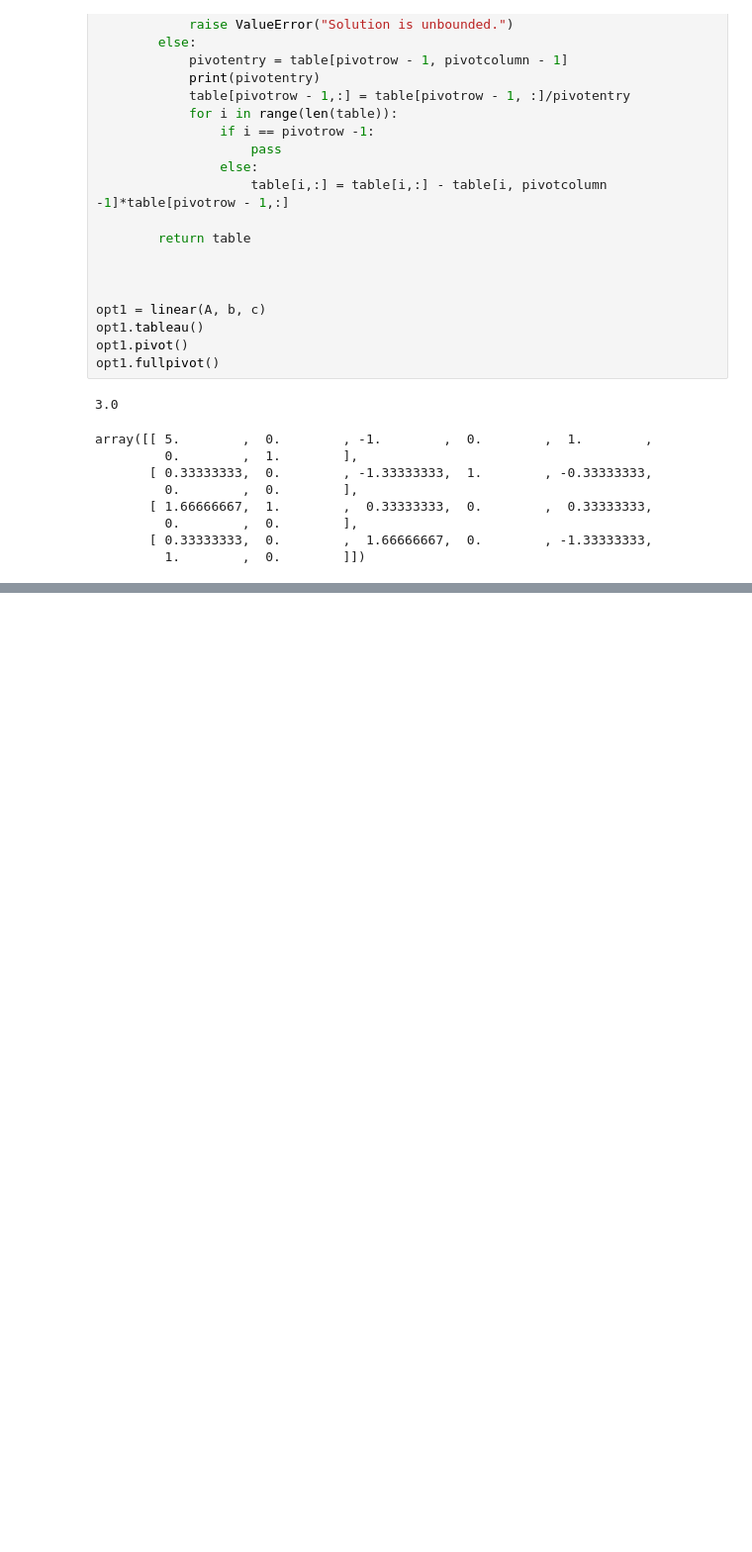
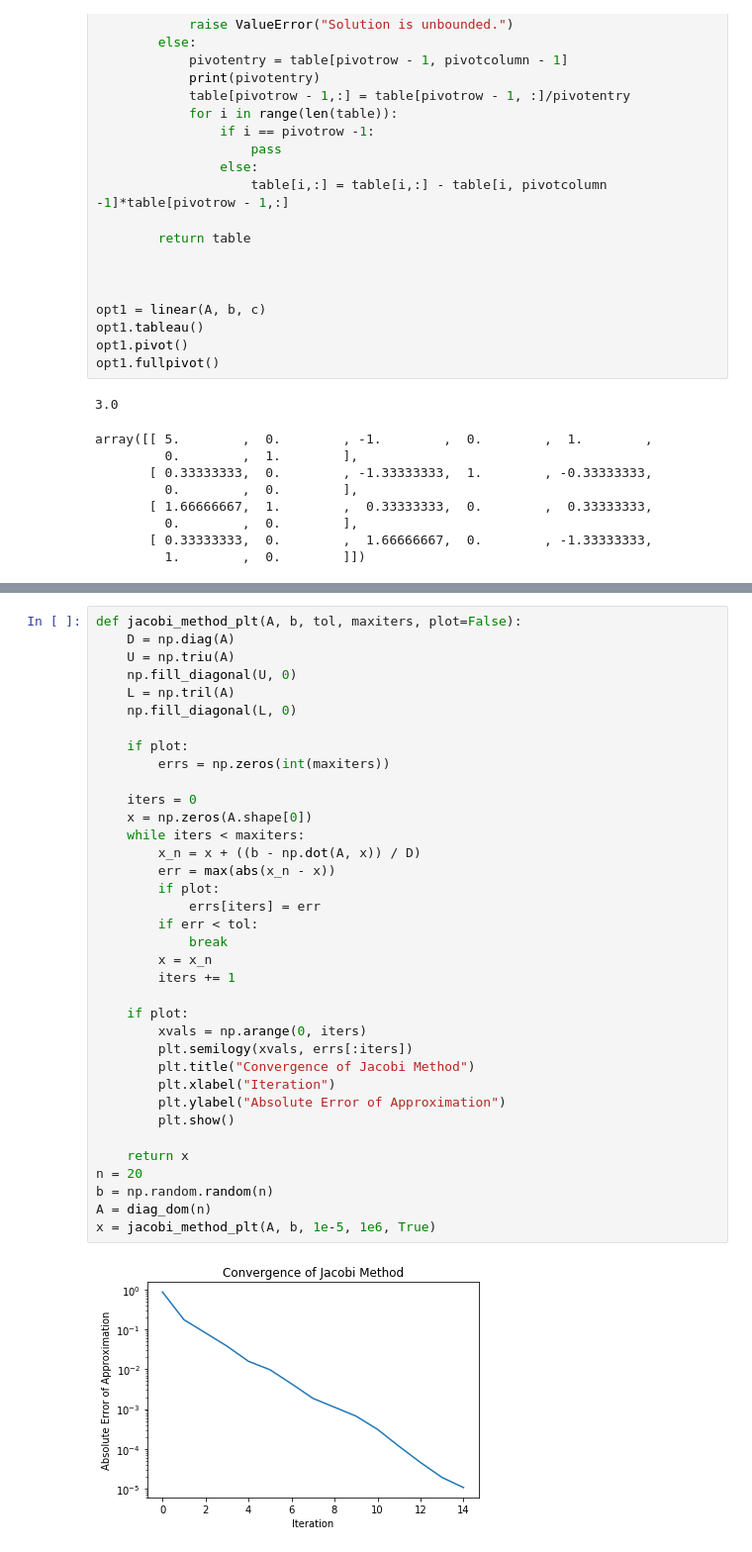
Before and after one commit to benlimsh/BootCamp2017, a Jupyter notebook: Labs/Computation/Week 4/computation_pset4.ipynb, the cells around one changed output, grey strips where cells are left out. Shown at 99% size. Cells and saved outputs as stored; diff of their text form; blank space fills up the shorter version.

```diff
--- a/Labs/Computation/Week 4/computation_pset4.ipynb
+++ b/Labs/Computation/Week 4/computation_pset4.ipynb
@@ -1166,0 +1755,38 @@ array([[ 5.        ,  0.        , -1.        ,  0.        ,  1.        ,
+# %%
+def jacobi_method_plt(A, b, tol, maxiters, plot=False):
+    D = np.diag(A)
+    U = np.triu(A)
+    np.fill_diagonal(U, 0)
+    L = np.tril(A)
+    np.fill_diagonal(L, 0)
+
+    if plot:
+        errs = np.zeros(int(maxiters))
+
+    iters = 0
+    x = np.zeros(A.shape[0])
+    while iters < maxiters:
+        x_n = x + ((b - np.dot(A, x)) / D)
+        err = max(abs(x_n - x))
+        if plot:
+            errs[iters] = err
+        if err < tol:
+            break
+        x = x_n
+        iters += 1
+
+    if plot:
+        xvals = np.arange(0, iters)
+        plt.semilogy(xvals, errs[:iters])
+        plt.title("Convergence of Jacobi Method")
+        plt.xlabel("Iteration")
+        plt.ylabel("Absolute Error of Approximation")
+        plt.show()
+
+    return x
+n = 20
+b = np.random.random(n)
+A = diag_dom(n)
+x = jacobi_method_plt(A, b, 1e-5, 1e6, True)
+# %% [output]
+[figure, added]
```
Also changed, not shown: parts of 29 cells of this notebook, 3 other files.
